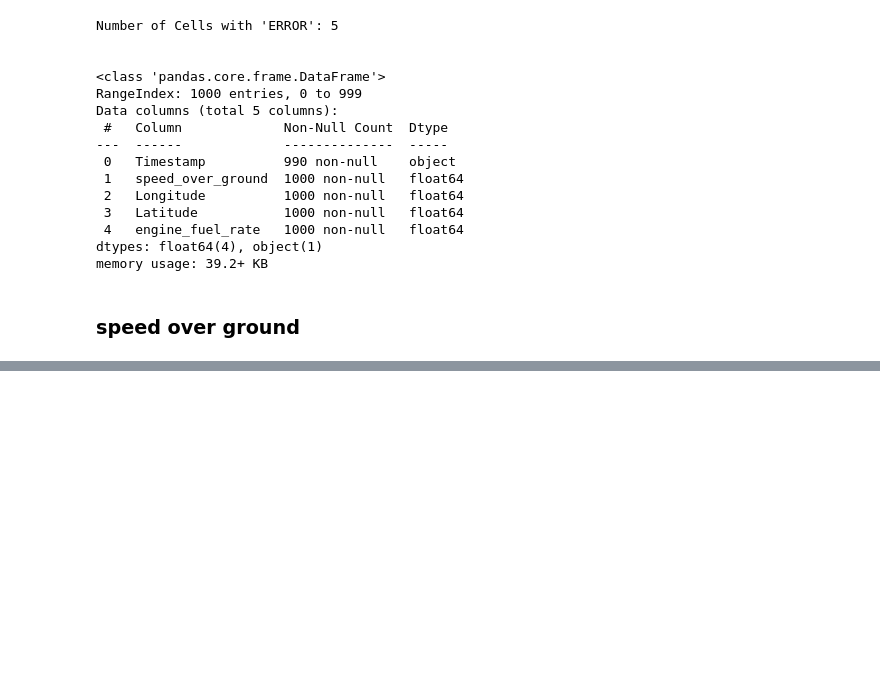
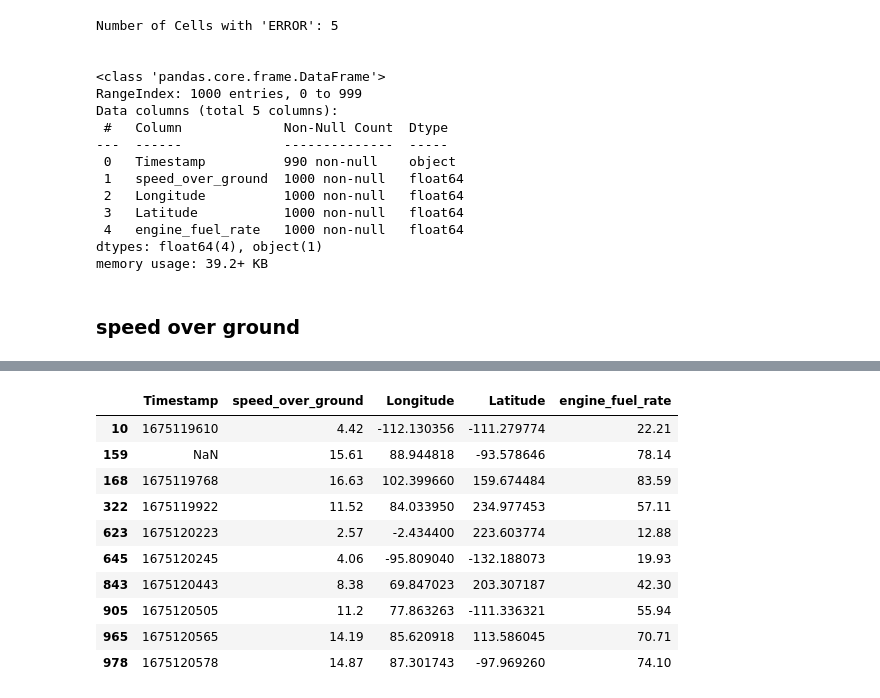
Before and after one commit to SCGlass/parquet_conversion, a Jupyter notebook: dummy_data/dummy_data.ipynb, the cells around one changed output, grey strips where cells are left out. Cells and saved outputs as stored; diff of their text form; code cells hidden in the pictures; blank space fills up the shorter version.

```diff
--- a/dummy_data/dummy_data.ipynb
+++ b/dummy_data/dummy_data.ipynb
@@ -424,0 +484,15 @@ bad_df.loc[(bad_df["speed_over_ground"] < 0) & (bad_df["speed_over_ground"] > 10
+# %%
+#Latitude
+bad_df.loc[(bad_df["Latitude"] < -90) | (bad_df["Latitude"] > 90)]
+# %% [output]
+|  | Timestamp | speed_over_ground | Longitude | Latitude | engine_fuel_rate |
+| 10 | 1675119610 | 4.42 | -112.130356 | -111.279774 | 22.21 |
+| 159 | NaN | 15.61 | 88.944818 | -93.578646 | 78.14 |
+| 168 | 1675119768 | 16.63 | 102.399660 | 159.674484 | 83.59 |
+| 322 | 1675119922 | 11.52 | 84.033950 | 234.977453 | 57.11 |
+| 623 | 1675120223 | 2.57 | -2.434400 | 223.603774 | 12.88 |
+| 645 | 1675120245 | 4.06 | -95.809040 | -132.188073 | 19.93 |
+| 843 | 1675120443 | 8.38 | 69.847023 | 203.307187 | 42.30 |
+| 905 | 1675120505 | 11.2 | 77.863263 | -111.336321 | 55.94 |
+| 965 | 1675120565 | 14.19 | 85.620918 | 113.586045 | 70.71 |
+| 978 | 1675120578 | 14.87 | 87.301743 | -97.969260 | 74.10 |
```
Also changed, not shown: parts of 17 cells of this notebook, 1 other file.
